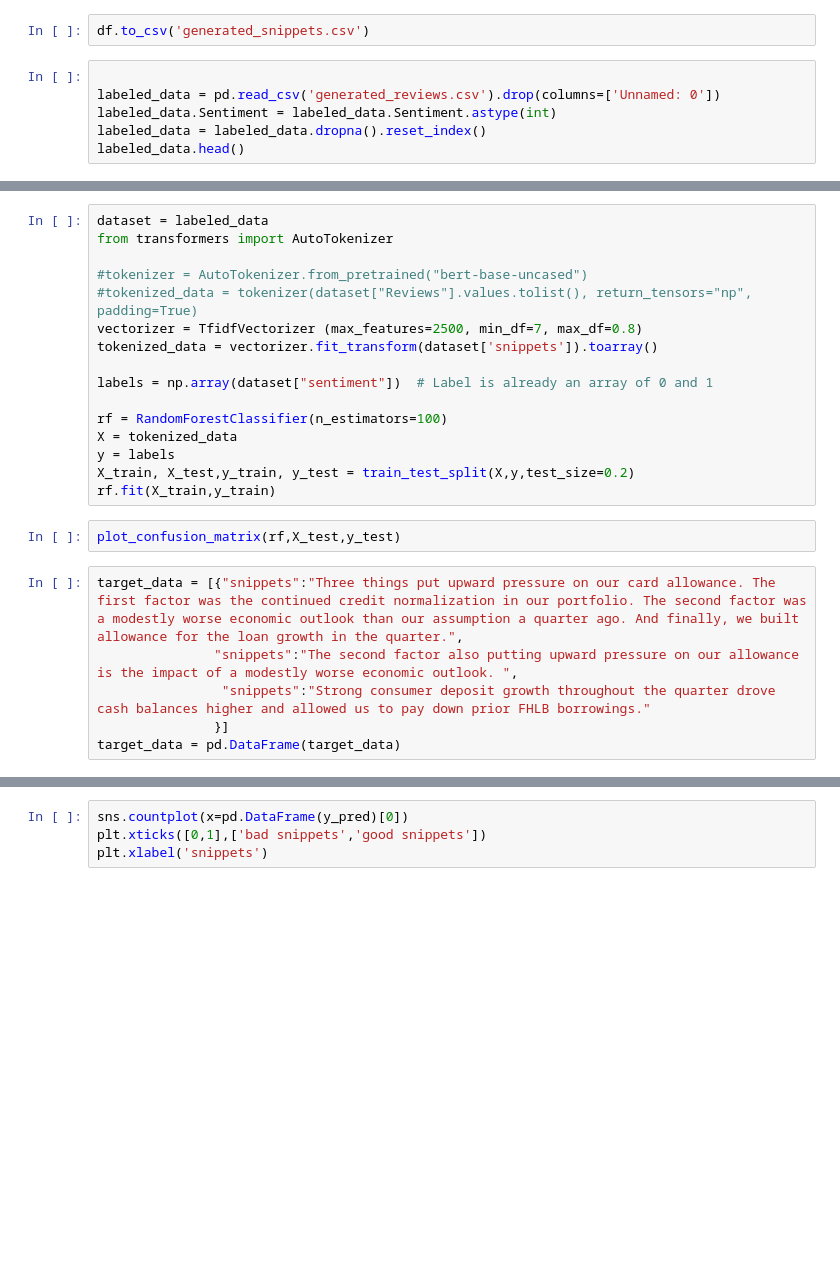
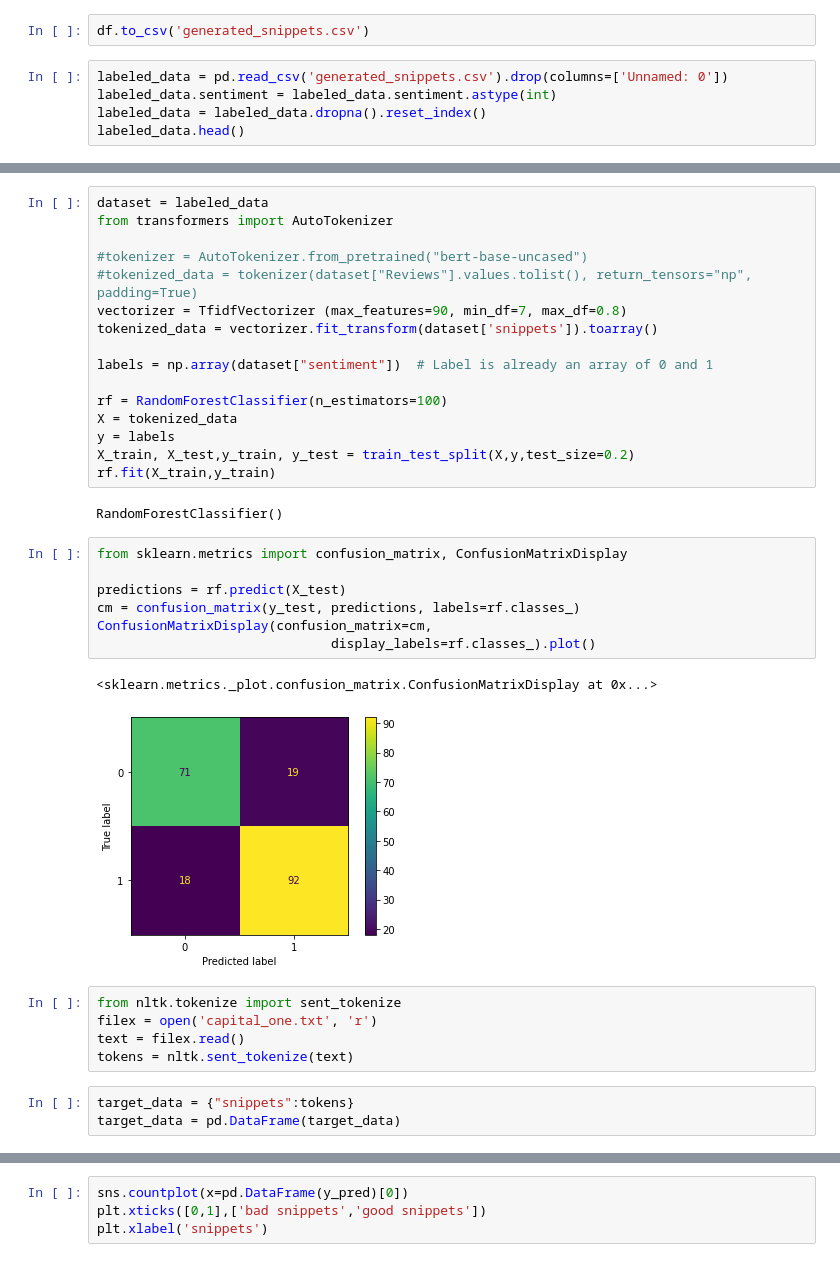
Before and after one commit to jed-gore/chatgpt_management_transcripts, a Jupyter notebook: chatgpt management sentiment.ipynb, the cells around one changed output, grey strips where cells are left out. Cells and saved outputs as stored; diff of their text form; blank space fills up the shorter version.

```diff
--- a/chatgpt management sentiment.ipynb
+++ b/chatgpt management sentiment.ipynb
@@ -60,8 +42,7 @@ df['snippets'] = good_snippets+bad_snippets
 # %%
 df.to_csv('generated_snippets.csv')
 # %%
-
-labeled_data = pd.read_csv('generated_reviews.csv').drop(columns=['Unnamed: 0'])
-labeled_data.Sentiment = labeled_data.Sentiment.astype(int)
+labeled_data = pd.read_csv('generated_snippets.csv').drop(columns=['Unnamed: 0'])
+labeled_data.sentiment = labeled_data.sentiment.astype(int)
 labeled_data = labeled_data.dropna().reset_index()
 labeled_data.head()
@@ -71,7 +59,7 @@ from transformers import AutoTokenizer
 
 #tokenizer = AutoTokenizer.from_pretrained("bert-base-uncased")
 #tokenized_data = tokenizer(dataset["Reviews"].values.tolist(), return_tensors="np", padding=True)
-vectorizer = TfidfVectorizer (max_features=2500, min_df=7, max_df=0.8)
+vectorizer = TfidfVectorizer (max_features=90, min_df=7, max_df=0.8)
 tokenized_data = vectorizer.fit_transform(dataset['snippets']).toarray()
 
 labels = np.array(dataset["sentiment"])  # Label is already an array of 0 and 1
@@ -81,11 +69,23 @@ X = tokenized_data
 y = labels
 X_train, X_test,y_train, y_test = train_test_split(X,y,test_size=0.2)
 rf.fit(X_train,y_train)
+# %% [output]
+RandomForestClassifier()
 # %%
-plot_confusion_matrix(rf,X_test,y_test)
+from sklearn.metrics import confusion_matrix, ConfusionMatrixDisplay
+
+predictions = rf.predict(X_test)
+cm = confusion_matrix(y_test, predictions, labels=rf.classes_)
+ConfusionMatrixDisplay(confusion_matrix=cm,
+                              display_labels=rf.classes_).plot()
+# %% [output]
+<sklearn.metrics._plot.confusion_matrix.ConfusionMatrixDisplay at 0x...>
+[figure, added]
+# %%
+from nltk.tokenize import sent_tokenize
+filex = open('capital_one.txt', 'r')
+text = filex.read()
+tokens = nltk.sent_tokenize(text)
 # %%
-target_data = [{"snippets":"Three things put upward pressure on our card allowance. The first factor was the continued credit normalization in our portfolio. The second factor was a modestly worse economic outlook than our assumption a quarter ago. And finally, we built allowance for the loan growth in the quarter.",
-               "snippets":"The second factor also putting upward pressure on our allowance is the impact of a modestly worse economic outlook. ",
-                "snippets":"Strong consumer deposit growth throughout the quarter drove cash balances higher and allowed us to pay down prior FHLB borrowings."
-               }]
+target_data = {"snippets":tokens}
 target_data = pd.DataFrame(target_data)
```
Also changed, not shown: parts of 6 cells of this notebook, 3 other files.
